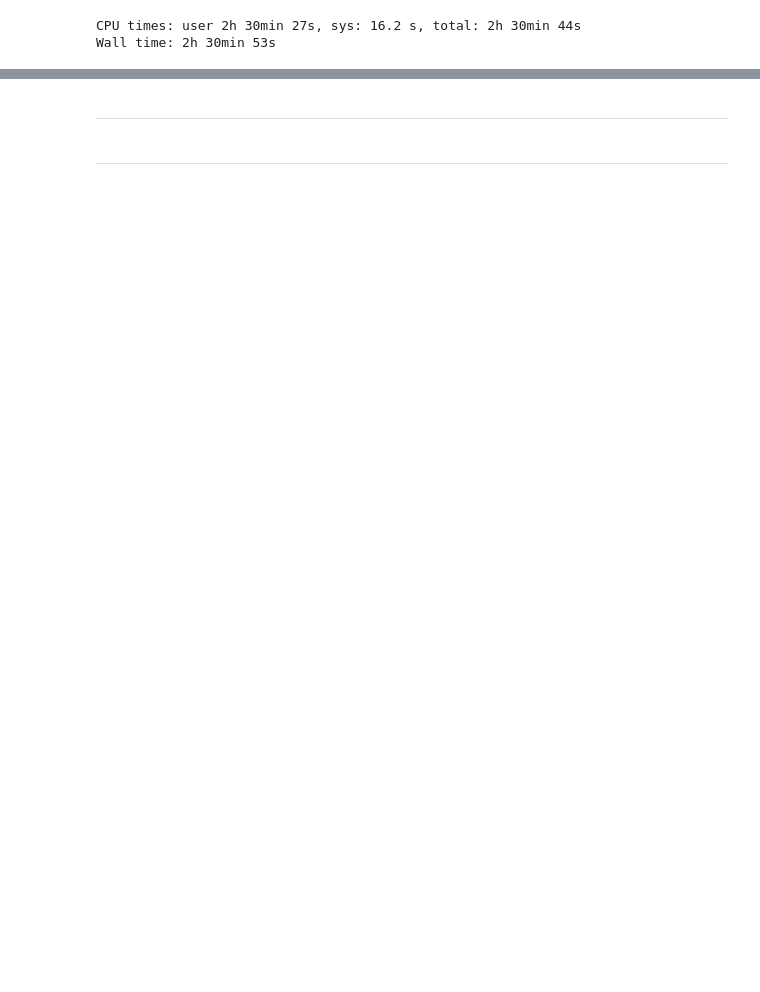
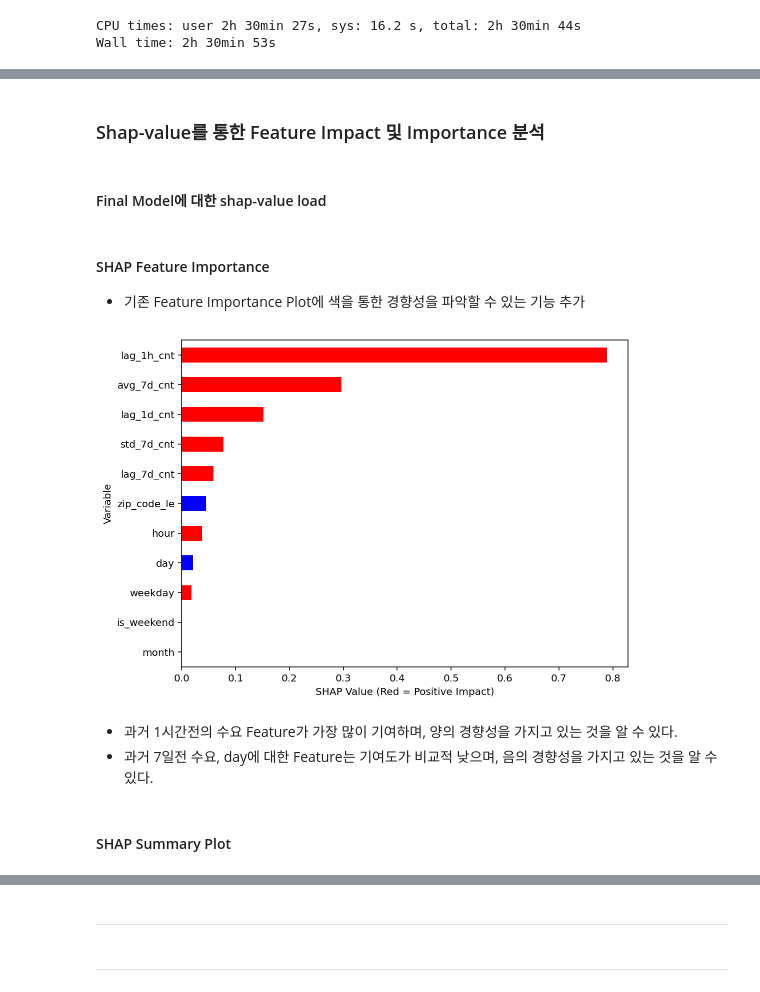
Before and after one commit to aeea-0605/taxi-demand-repo, a Jupyter notebook: notebooks/05_feature_engineering.ipynb, the cells around one changed output, grey strips where cells are left out. Saved outputs shown, nothing was run; the diff lists cells and outputs as text; code cells hidden in the pictures; blank space fills up the shorter version.

Commit message:
Feature Engineering & Result Analysis about Final Model

```diff
--- a/notebooks/05_feature_engineering.ipynb
+++ b/notebooks/05_feature_engineering.ipynb
@@ -118,9 +133,3 @@ x_train.head(2)
 |  | month | day | weekday | hour | is_weekend | lag_1h_cnt | lag_1d_cnt | lag_7d_cnt | avg_7d_cnt | ... |
 | 0 | 1 | 1 | 3 | 0 | 0 | 1221.0 | 1221.0 | 1221.0 | 1221.0 | ... |
 | 1 | 1 | 1 | 3 | 1 | 0 | 1221.0 | 1221.0 | 1221.0 | 1221.0 | ... |
-# %%
-results = []
-for i in range(1, 6):
-    results.append(parsing_output(i))
-
-pd.concat(results).sort_values('mse')
@@ -134,3 +136,10 @@ pd.concat(results).sort_values('mse')
 # %%
 best_params = json.loads(parsing_output(2)['config']['score'])[0]
-best_params
+
+# 모델 학습
+final_model = XGBRegressor(**best_params, n_jobs=-1)
+final_model.fit(x_train, y_train_log)
+
+# Prediction
+y_pred = final_model.predict(x_test)
+y_pred_reverse = np.expm1(y_pred)
@@ -177,6 +156,6 @@ import shap
 # %%
 %%time
-explainer = shap.TreeExplainer(best_model)
+explainer = shap.TreeExplainer(final_model)
 
 shap_values = explainer.shap_values(x_test)
 # %% [output]
@@ -224,0 +174,7 @@ shap.dependence_plot('lag_1d_cnt', shap_values, x_test)
+# %% [markdown]
+### Shap-value를 통한 Feature Impact 및 Importance 분석
+# %% [markdown]
+#### Final Model에 대한 shap-value load
+# %%
+with open('dataset/shap_values.pkl', 'rb') as f:
+    shap_values = pickle.load(f)
@@ -224,0 +184,35 @@ shap.dependence_plot('lag_1d_cnt', shap_values, x_test)
+# %% [markdown]
+#### SHAP Feature Importance
+- 기존 Feature Importance Plot에 색을 통한 경향성을 파악할 수 있는 기능 추가
+# %%
+def ABS_SHAP(df_shap, df):
+    shap_v = pd.DataFrame(df_shap)
+    feature_list = df.columns
+    shap_v.columns = feature_list
+    df_v = df.copy().reset_index().drop('index',axis=1)
+
+    corr_list = list()
+    for i in feature_list:
+        b = np.corrcoef(shap_v[i],df_v[i])[1][0]
+        corr_list.append(b)
+    corr_df = pd.concat([pd.Series(feature_list),pd.Series(corr_list)],axis=1).fillna(0)
+    corr_df.columns  = ['Variable','Corr']
+    corr_df['Sign'] = np.where(corr_df['Corr']>0,'red','blue')
+
+    shap_abs = np.abs(shap_v)
+    k=pd.DataFrame(shap_abs.mean()).reset_index()
+    k.columns = ['Variable','SHAP_abs']
+    k2 = k.merge(corr_df,left_on = 'Variable',right_on='Variable',how='inner')
+    k2 = k2.sort_values(by='SHAP_abs',ascending = True)
+    colorlist = k2['Sign']
+    ax = k2.plot.barh(x='Variable',y='SHAP_abs',color = colorlist, figsize=(8,6),legend=False)
+    ax.set_xlabel("SHAP Value (Red = Positive Impact)")
+
+ABS_SHAP(shap_values, x_test)
+# %% [output]
+[figure, added]
+# %% [markdown]
+- 과거 1시간전의 수요 Feature가 가장 많이 기여하며, 양의 경향성을 가지고 있는 것을 알 수 있다.
+- 과거 7일전 수요, day에 대한 Feature는 기여도가 비교적 낮으며, 음의 경향성을 가지고 있는 것을 알 수 있다.
+# %% [markdown]
+#### SHAP Summary Plot
```
Also changed, not shown: parts of 46 cells of this notebook.
